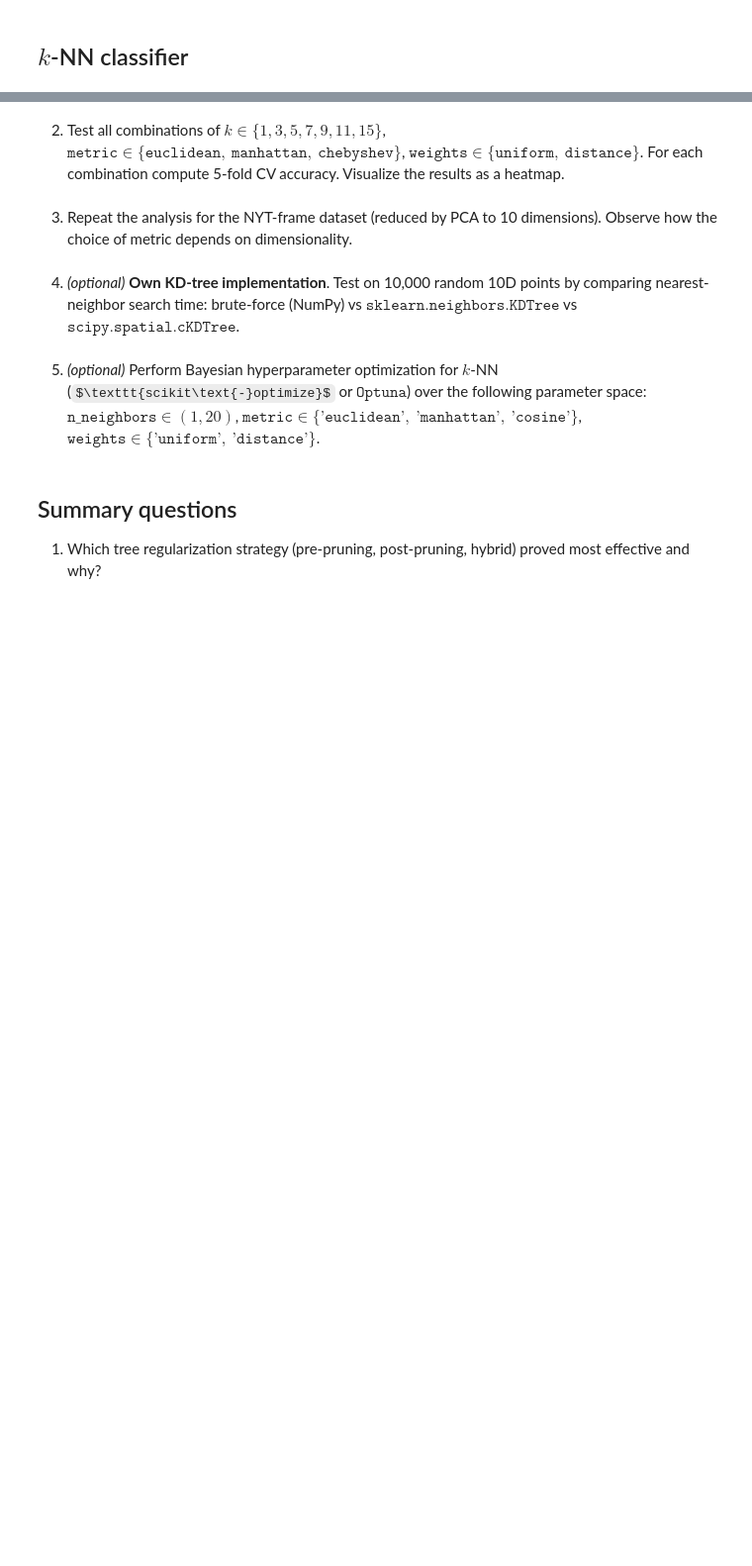
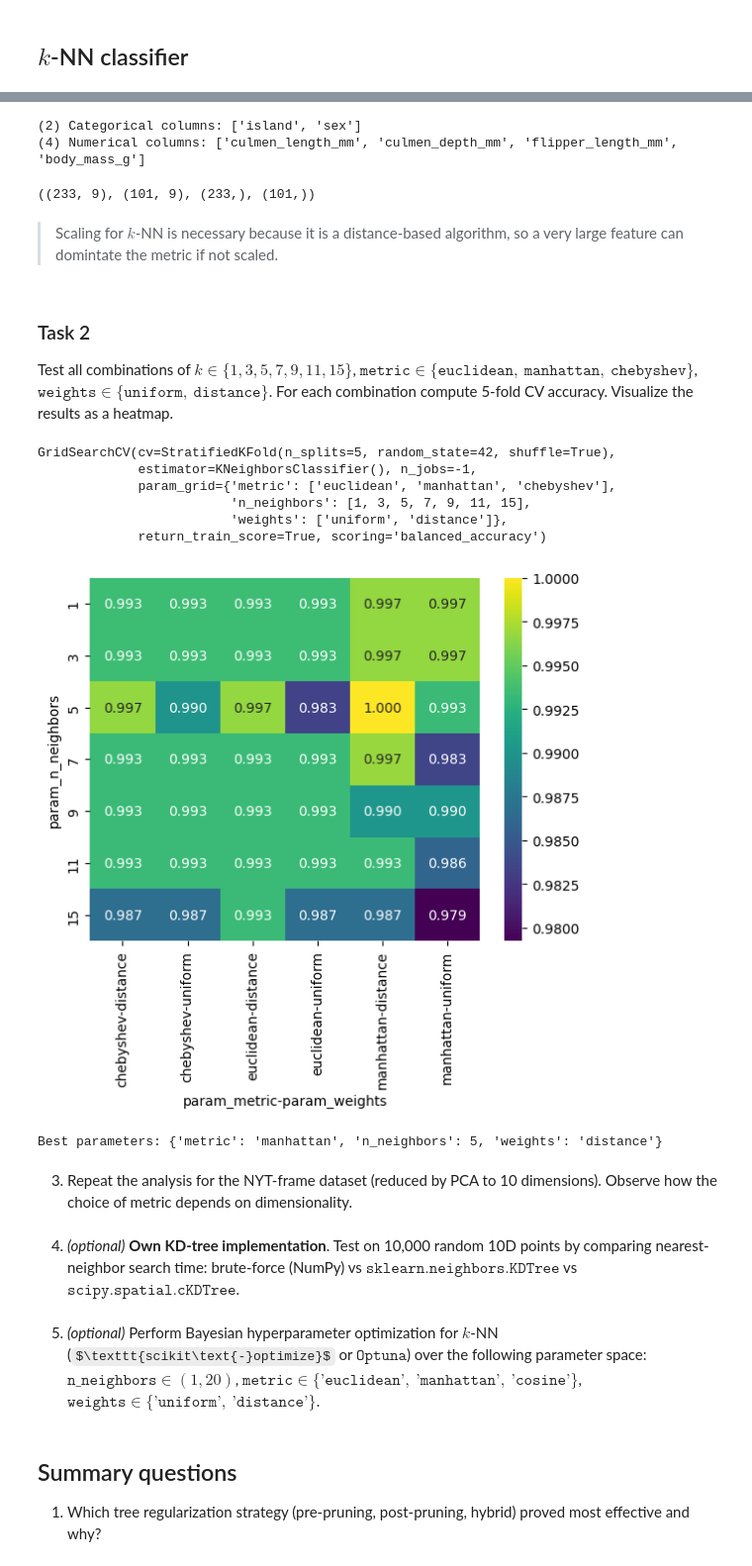
Before and after one commit to closetcaiman/de, a Jupyter notebook: lab2/lab2.ipynb, the cells around one changed output, grey strips where cells are left out. Shown at 99% size. Saved outputs shown, nothing was run; the diff lists cells and outputs as text; code cells hidden in the pictures; some formulas as TeX source; blank space fills up the shorter version.

```diff
--- a/lab2/lab2.ipynb
+++ b/lab2/lab2.ipynb
@@ -688,0 +1023,12 @@ Before implementing, review the key theoretical concepts:
+# %%
+categorical_features = penguins_df.select_dtypes(
+    include=["object", "category"]
+).columns.tolist()
+
+numerical_features = penguins_df.select_dtypes(include=["number"]).columns.tolist()
+
+print(f"({len(categorical_features)}) Categorical columns: {categorical_features}")
+print(f"({len(numerical_features)}) Numerical columns: {numerical_features}")
+# %% [output]
+(2) Categorical columns: ['island', 'sex']
+(4) Numerical columns: ['culmen_length_mm', 'culmen_depth_mm', 'flipper_length_mm', 'body_mass_g']
@@ -689,4 +1061,60 @@ Before implementing, review the key theoretical concepts:
+# %%
+X_train.shape, X_test.shape, y_train.shape, y_test.shape
+# %% [output]
+((233, 9), (101, 9), (233,), (101,))
+# %% [markdown]
+> Scaling for $k$-NN is necessary because it is a distance-based algorithm, so a very large feature can domintate the metric if not scaled.
 # %% [markdown]
-2. Test all combinations of $k \in \{1, 3, 5, 7, 9, 11, 15\}$, $\texttt{metric} \in \{\texttt{euclidean},\ \texttt{manhattan},\ \texttt{chebyshev}\}$, $\texttt{weights} \in \{\texttt{uniform},\ \texttt{distance}\}$. For each combination compute 5-fold CV accuracy. Visualize the results as a heatmap.
+### Task 2
+
+Test all combinations of $k \in \{1, 3, 5, 7, 9, 11, 15\}$, $\texttt{metric} \in \{\texttt{euclidean},\ \texttt{manhattan},\ \texttt{chebyshev}\}$, $\texttt{weights} \in \{\texttt{uniform},\ \texttt{distance}\}$. For each combination compute 5-fold CV accuracy. Visualize the results as a heatmap.
+# %%
+from sklearn.neighbors import KNeighborsClassifier
+
+parameters = {
+    "n_neighbors": [1, 3, 5, 7, 9, 11, 15],
+    "metric": ["euclidean", "manhattan", "chebyshev"],
+    "weights": ["uniform", "distance"],
+}
+
+clf = KNeighborsClassifier()
+
+kf = StratifiedKFold(n_splits=5, shuffle=True, random_state=RNG)
+
+knn_cv = GridSearchCV(
+    clf,
+    param_grid=parameters,
+    cv=kf,
+    scoring="balanced_accuracy",
+    n_jobs=-1,
+    return_train_score=True,
+)
+
+knn_cv.fit(X_train, y_train)
+# %% [output]
+GridSearchCV(cv=StratifiedKFold(n_splits=5, random_state=42, shuffle=True),
+             estimator=KNeighborsClassifier(), n_jobs=-1,
+             param_grid={'metric': ['euclidean', 'manhattan', 'chebyshev'],
+                         'n_neighbors': [1, 3, 5, 7, 9, 11, 15],
+                         'weights': ['uniform', 'distance']},
+             return_train_score=True, scoring='balanced_accuracy')
+# %%
+sns.heatmap(
+    pd.DataFrame(GCV.cv_results_).pivot_table(
+        index="param_n_neighbors",
+        columns=["param_metric", "param_weights"],
+        values="mean_test_score",
+    ),
+    annot=True,
+    fmt=".3f",
+    cmap="viridis",
+)
+plt.show()
+# %% [output]
+[figure, added]
+# %%
+print(f"Best parameters: {knn_cv.best_params_}")
+# %% [output]
+Best parameters: {'metric': 'manhattan', 'n_neighbors': 5, 'weights': 'distance'}
 # %% [markdown]
 3. Repeat the analysis for the NYT-frame dataset (reduced by PCA to 10 dimensions). Observe how the choice of metric depends on dimensionality.
```
Also changed, not shown: parts of 30 cells of this notebook.
